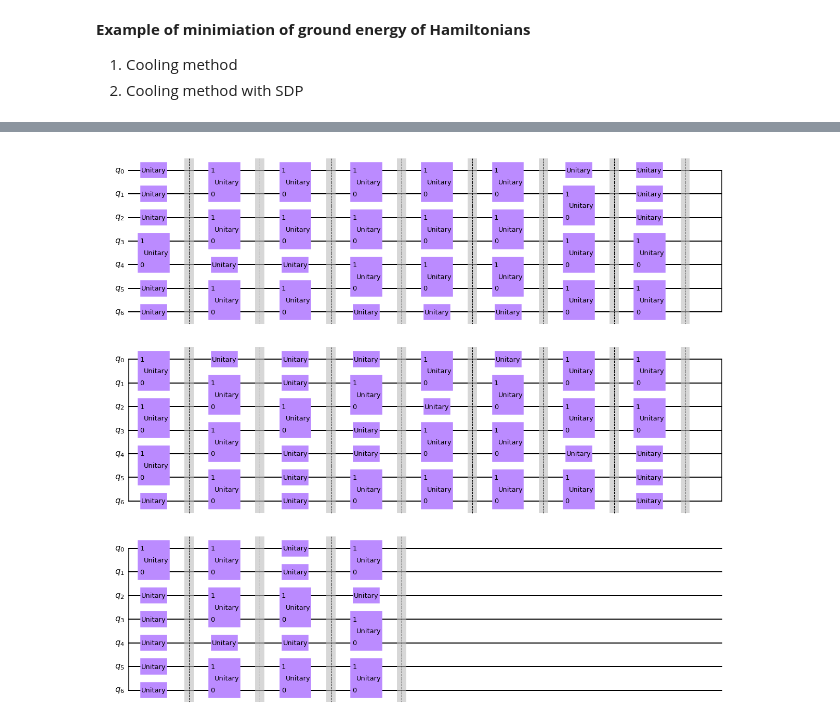
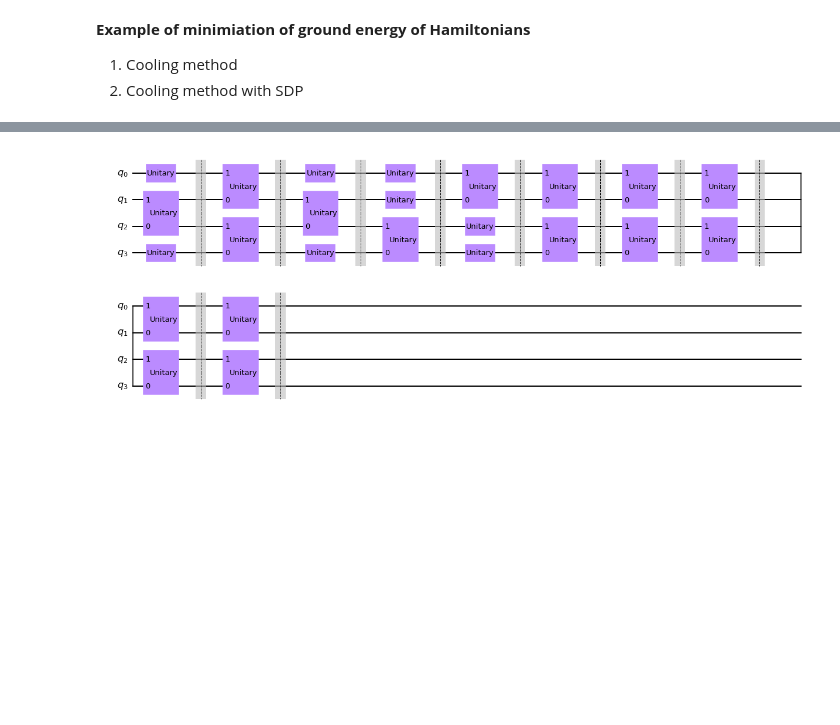
Before and after one commit to ZheruiWANG/SDP-for-VQE, a Jupyter notebook: More-Qubit Pro v3.0/opt_example.ipynb, the cells around one changed output, grey strips where cells are left out. Drawn from its saved outputs; the diff is of its cells as text; code cells hidden in the pictures; blank space fills up the shorter version.

```diff
--- a/More-Qubit Pro v3.0/opt_example.ipynb
+++ b/More-Qubit Pro v3.0/opt_example.ipynb
@@ -516,7 +635,7 @@ def biSection_search_min_C01(higher_bound:float, threshold:float,
     return energy_C01, dm_SDP, coef
 # %%
 model_type = 'open'
-N = 7 # Number of qubits of the entire system
+N = 4 # Number of qubits of the entire system
 M = 2 # Number of qubits of subsystems
 G = 3 # Number of qubits of partial global system (C1)
 
@@ -543,6 +662,8 @@ higher_bound = 1 # Starting trial value for the bi-search method
 threshold = 1 # Accuracy of the minimum relaxation value
 
 # Parameters for the iteration
-N_meas_tol = 6e5 # total number of measurements
-N_opt = 20 # number of iterations of cooling
+N_meas_tol = 1e5 # total number of measurements
+N_opt = 10 # number of iterations of cooling
 N_meas = int(N_meas_tol/N_opt) # number of measurements in all basis each loop
+
+Hadamard = Operator(np.array(1/2**0.5*(qutip.sigmax()+qutip.sigmaz())))
@@ -549,10 +824,13 @@ N_meas = int(N_meas_tol/N_opt) # number of measurements in all basis each loop
 # %%
 # Calculate the average by tracing dm*state ---- Layer Operators
 
-# Initialize states
+# Initialize state to + product state
 tmp = np.zeros(2**N)
 tmp[0] = 1
 input_state = DensityMatrix( qiskit_statevec_map( Statevector(tmp), N ) ) # |000> state
+# for i in range(N):
+#     input_state = input_state.evolve(Hadamard, [i])
+
 
 expH_dm_layer_iter = []
 expH_dm_layer_SDPvalue_iter = {}
@@ -577,54 +855,60 @@ for i in tqdm(range(N_opt)):
                                         N, M, K, P,
                                         PauliStrList_part, model_type)
 
     dm_tilde_C1 = SDP_variables_C1(ep_C1, meas_dataset,
                                    N, G, K,
                                    PauliStrList_Gbody, model_type)
 
-    # Energy with SDP - minimum
-    E_min_C01_value, dm_SDP, coef_min_value = biSection_search_min_C01(higher_bound, threshold,
-                                                                            ep, ep_C1, dm_tilde, dm_tilde_C1,
-                                                                            H_local_matrix, meas_dataset,
-                                                                            N, M, G, K, P,
-                                                                            model_type
-                                                                            ) # dm_SDP is the density matrices by SDP
+    # # Energy with SDP - minimum
+    # E_min_C01_value, dm_SDP, coef_min_value = biSection_search_min_C01(higher_bound, threshold,
+    #                                                                         ep, ep_C1, dm_tilde, dm_tilde_C1,
+    #                                                                         H_local_matrix, meas_dataset,
+    #                                                                         N, M, G, K, P,
+    #                                                                         model_type
+    #                                                                         ) # dm_SDP is the density matrices by SDP
 
-    expH_dm_layer_SDPvalue_iter['C01'].append(E_min_C01_value)
-    expH_dm_layer_SDPvalue_iter['coef'].append(coef_min_value)
+    # expH_dm_layer_SDPvalue_iter['C01'].append(E_min_C01_value)
+    # expH_dm_layer_SDPvalue_iter['coef'].append(coef_min_value)
 
 
     # Get the expectation value <H>
     exp_H_new = 0
     for H in H_global_list:
         exp, var = exp_var_calculator(meas_dataset, H)
         exp_H_new += exp
     expH_dm_layer_iter.append(exp_H_new)
 
     # Select the layer_operators
     h_cool, dm_dict = find_h_cool_dm(meas_dataset, h_set, H_global_list,
                                      dm_hat, N, M, K) # Get the set of h that can induce a cooling unitary
     layer_operators = find_layer_operators(meas_dataset, h_set, h_cool, H_global_list,
                                            dm_dict, N, M, K)
 
-    for qubit_index in layer_operators:
-        register = list(qubit_index)
-        h_best, B, t_opt, decrease = layer_operators[qubit_index]
-        h_best_reduced = ''.join(char for char in h_best if char != 'I')
+    layer_operators_list = [layer_operators]
 
-        if (B < 0 and t_opt < 0):
-            U = Operator( scipy.linalg.expm( -1j * (t_opt+math.pi/2) * np.array(pauliToMatrix(h_best_reduced)) ) )
-        elif (B < 0 and t_opt > 0):
-            U = Operator( scipy.linalg.expm( -1j * t_opt * np.array(pauliToMatrix(h_best_reduced)) ) )
-        elif (B > 0 and t_opt < 0):
-            U = Operator( scipy.linalg.expm( 1j * (-t_opt) * np.array(pauliToMatrix(h_best_reduced)) ) )
-        elif (B > 0 and t_opt > 0):
-            U = Operator( scipy.linalg.expm( 1j * (-t_opt+math.pi/2) * np.array(pauliToMatrix(h_best_reduced)) ) )
+    for i in range(len(layer_operators_list)):
 
-        input_state = input_state.evolve(U, register[::-1])
-        qc.append(U, register[::-1])
+        layer_operators = layer_operators_list[i]
+
+        for qubit_index in layer_operators:
+            register = list(qubit_index)
+            h_best, B, t_opt, decrease = layer_operators[qubit_index]
+            h_best_reduced = ''.join(char for char in h_best if char != 'I')
+
+            if (B < 0 and t_opt < 0):
+                U = Operator( scipy.linalg.expm( -1j * (t_opt+math.pi/2) * np.array(pauliToMatrix(h_best_reduced)) ) )
+            elif (B < 0 and t_opt > 0):
+                U = Operator( scipy.linalg.expm( -1j * t_opt * np.array(pauliToMatrix(h_best_reduced)) ) )
+            elif (B > 0 and t_opt < 0):
+                U = Operator( scipy.linalg.expm( 1j * (-t_opt) * np.array(pauliToMatrix(h_best_reduced)) ) )
+            elif (B > 0 and t_opt > 0):
+                U = Operator( scipy.linalg.expm( 1j * (-t_opt+math.pi/2) * np.array(pauliToMatrix(h_best_reduced)) ) )
+
+            input_state = input_state.evolve(U, register[::-1])
+            qc.append(U, register[::-1])
 
     qc.barrier()
 
 qc.draw('mpl')
 # %% [output]
-[figure, old version]
+[figure, new version]
```
Also changed, not shown: parts of 13 cells of this notebook, 3 other files.
